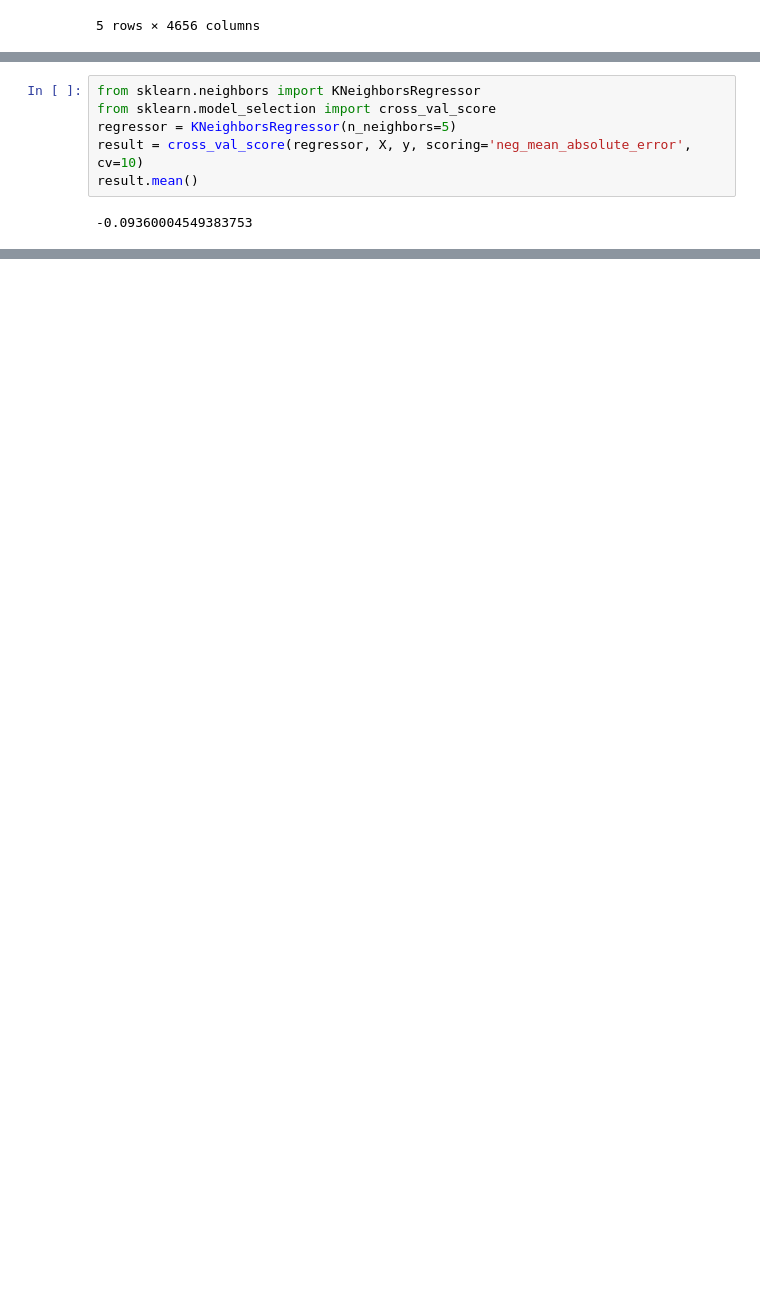
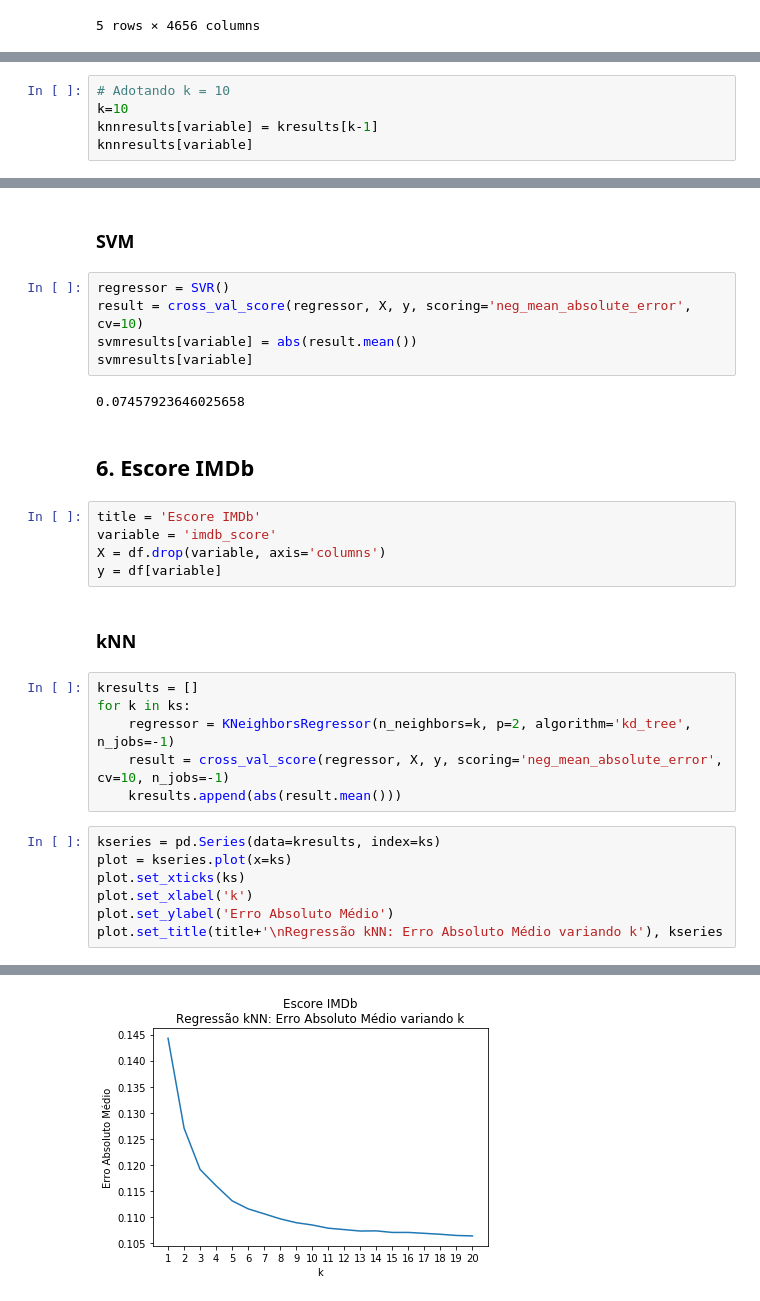
Before and after one commit to dcandrade/movie-data-mining, a Jupyter notebook: models/Modelos.ipynb, the cells around one changed output, grey strips where cells are left out. Drawn from its saved outputs; the diff is of its cells as text; blank space fills up the shorter version.

Commit message:
Evaluating models

```diff
--- a/models/Modelos.ipynb
+++ b/models/Modelos.ipynb
@@ -19,0 +333,5 @@ y = df.num_critic_for_reviews
+# %%
+# Adotando k = 10
+k=10
+knnresults[variable] = kresults[k-1]
+knnresults[variable]
@@ -20,8 +350,32 @@ y = df.num_critic_for_reviews
+# %% [markdown]
+### SVM
 # %%
-from sklearn.neighbors import KNeighborsRegressor
-from sklearn.model_selection import cross_val_score
-regressor = KNeighborsRegressor(n_neighbors=5)
+regressor = SVR()
 result = cross_val_score(regressor, X, y, scoring='neg_mean_absolute_error', cv=10)
-result.mean()
+svmresults[variable] = abs(result.mean())
+svmresults[variable]
 # %% [output]
--0.09360004549383753
+0.07457923646025658
+# %% [markdown]
+## 6. Escore IMDb
+# %%
+title = 'Escore IMDb'
+variable = 'imdb_score'
+X = df.drop(variable, axis='columns')
+y = df[variable]
+# %% [markdown]
+### kNN
+# %%
+kresults = []
+for k in ks:
+    regressor = KNeighborsRegressor(n_neighbors=k, p=2, algorithm='kd_tree', n_jobs=-1)
+    result = cross_val_score(regressor, X, y, scoring='neg_mean_absolute_error', cv=10, n_jobs=-1)
+    kresults.append(abs(result.mean()))
+# %%
+kseries = pd.Series(data=kresults, index=ks)
+plot = kseries.plot(x=ks)
+plot.set_xticks(ks)
+plot.set_xlabel('k')
+plot.set_ylabel('Erro Absoluto Médio')
+plot.set_title(title+'\nRegressão kNN: Erro Absoluto Médio variando k'), kseries
+# %% [output]
@@ -27,0 +399 @@ result.mean()
+[figure, added]
```
Also changed, not shown: parts of 60 cells of this notebook.
